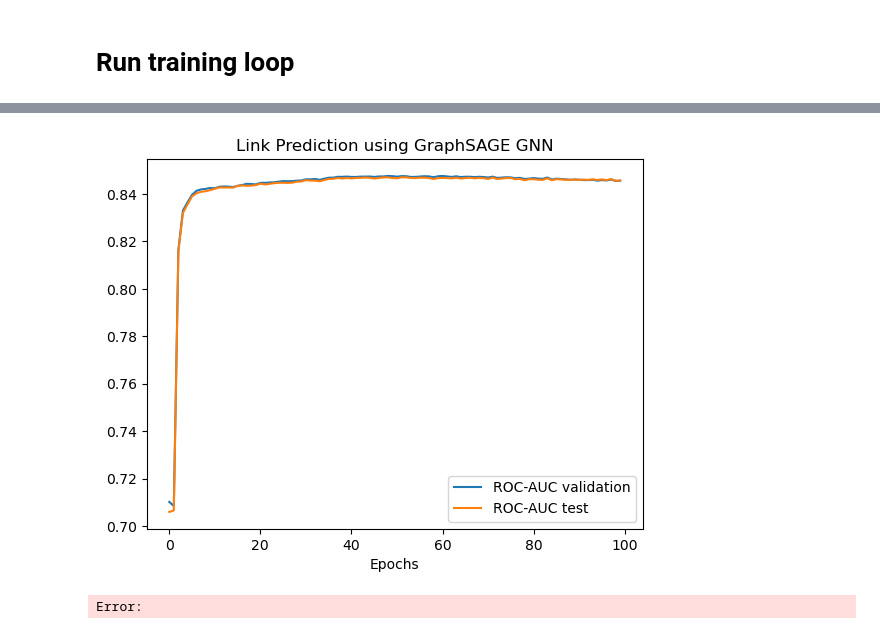
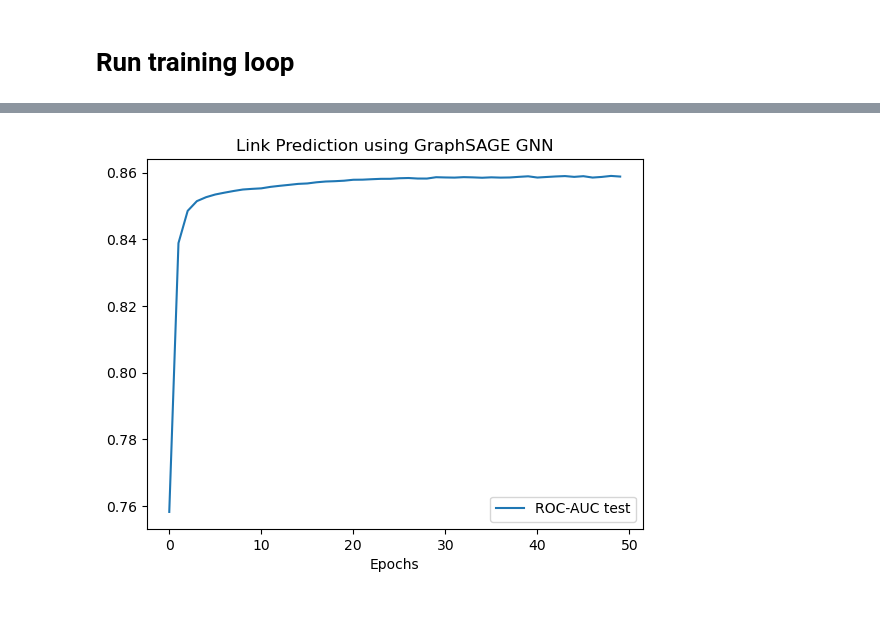
Before and after one commit to RomanGrebnev/sna_link_prediction, a Jupyter notebook: notebooks/roman_train_test_split.ipynb, the cells around one changed output, grey strips where cells are left out. Cells and saved outputs as stored; diff of their text form; code cells hidden in the pictures.

```diff
--- a/notebooks/roman_train_test_split.ipynb
+++ b/notebooks/roman_train_test_split.ipynb
@@ -462,7 +488,7 @@ False
 # hyperparameters
 device = torch.device('cuda' if torch.cuda.is_available() else 'cpu')
 optim_wd = 0
-epochs = 100
+epochs = 50
 hidden_dim = 256
 dropout = 0.3
 num_layers = 2
@@ -576,10 +623,9 @@ plt.show()
 # %%
 plt.title('Link Prediction using GraphSAGE GNN')
-plt.plot(roc_auc_val,label="ROC-AUC validation")
+# plt.plot(roc_auc_val,label="ROC-AUC validation")
 plt.plot(roc_auc_test,label="ROC-AUC test")
 plt.xlabel('Epochs')
 plt.legend()
 plt.show()
 # %% [output]
-[figure, old version]
+[figure, new version]
-Error:
```
Also changed, not shown: parts of 18 cells of this notebook, 4 other files.
